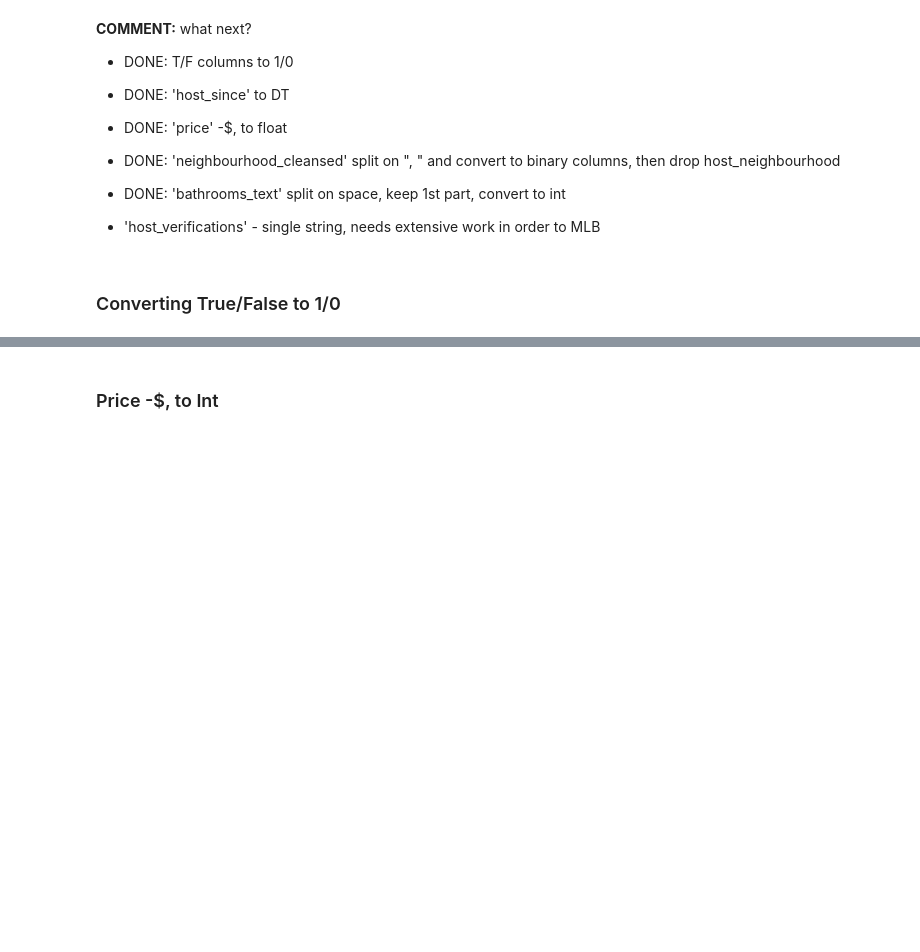
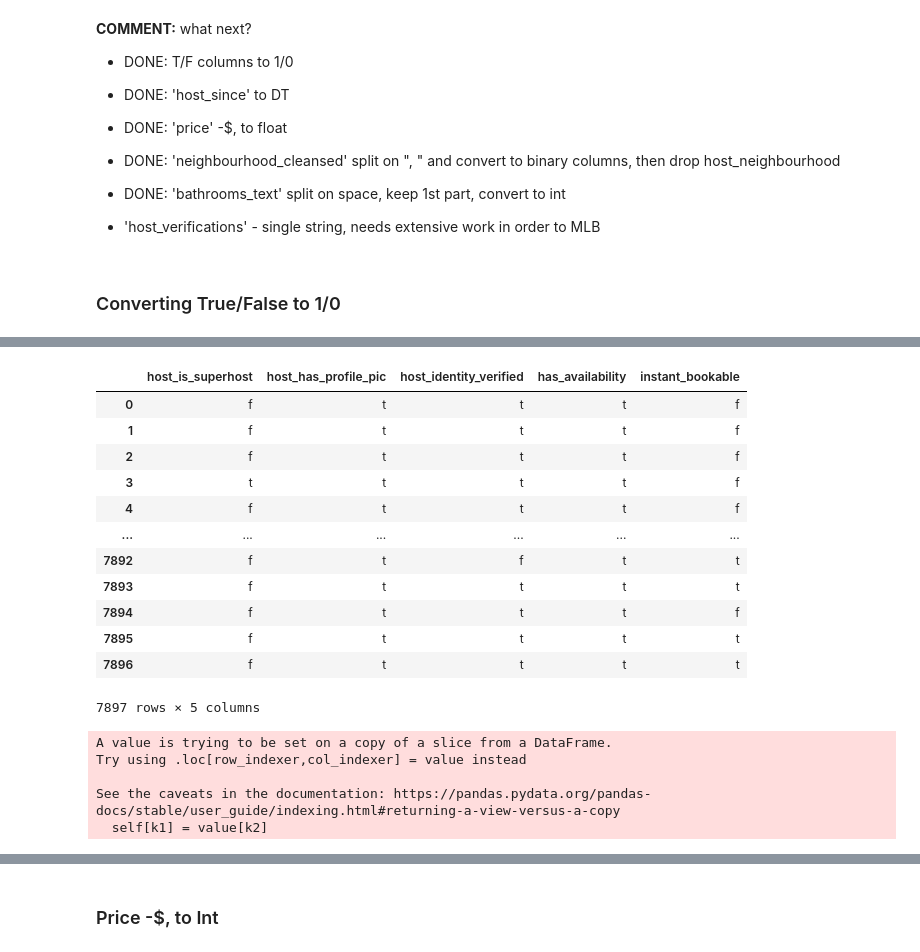
Before and after one commit to BenJMcCarty/Helping_Your_Hosts, a Jupyter notebook: Main.ipynb, the cells around one changed output, grey strips where cells are left out. Drawn from its saved outputs; the diff is of its cells as text; code cells hidden in the pictures; blank space fills up the shorter version.

```diff
--- a/Main.ipynb
+++ b/Main.ipynb
@@ -346,4 +512,4 @@ median
 
 ---
 # %%
-df['review_scores_rating'].fillna(median, inplace=True)
+df.loc[:,'review_scores_rating'] = df.loc[:,'review_scores_rating'].fillna(median)
@@ -403,4 +616,26 @@ df[t_f_xf].dtypes
+# %%
+df[t_f_xf]
+# %% [output]
+|  | host_is_superhost | host_has_profile_pic | host_identity_verified | has_availability | instant_bookable |
+| 0 | f | t | t | t | f |
+| 1 | f | t | t | t | f |
+| 2 | f | t | t | t | f |
+| 3 | t | t | t | t | f |
+| 4 | f | t | t | t | f |
+| ... | ... | ... | ... | ... | ... |
+| 7892 | f | t | f | t | t |
+| 7893 | f | t | t | t | t |
+| 7894 | f | t | t | t | f |
+| 7895 | f | t | t | t | t |
+| 7896 | f | t | t | t | t |
+7897 rows × 5 columns
 # %%
 ## Converting t/f to 1/0, respectively
 
-df.loc[:,t_f_xf].replace({ 't' : 1, 'f' : 0}, inplace=True)
+df[t_f_xf] = df[t_f_xf].replace({ 't' : 1, 'f' : 0})
+# %% [output]
+A value is trying to be set on a copy of a slice from a DataFrame.
+Try using .loc[row_indexer,col_indexer] = value instead
+
+See the caveats in the documentation: https://pandas.pydata.org/pandas-docs/stable/user_guide/indexing.html#returning-a-view-versus-a-copy
+  self[k1] = value[k2]
```
Also changed, not shown: parts of 113 cells of this notebook.
